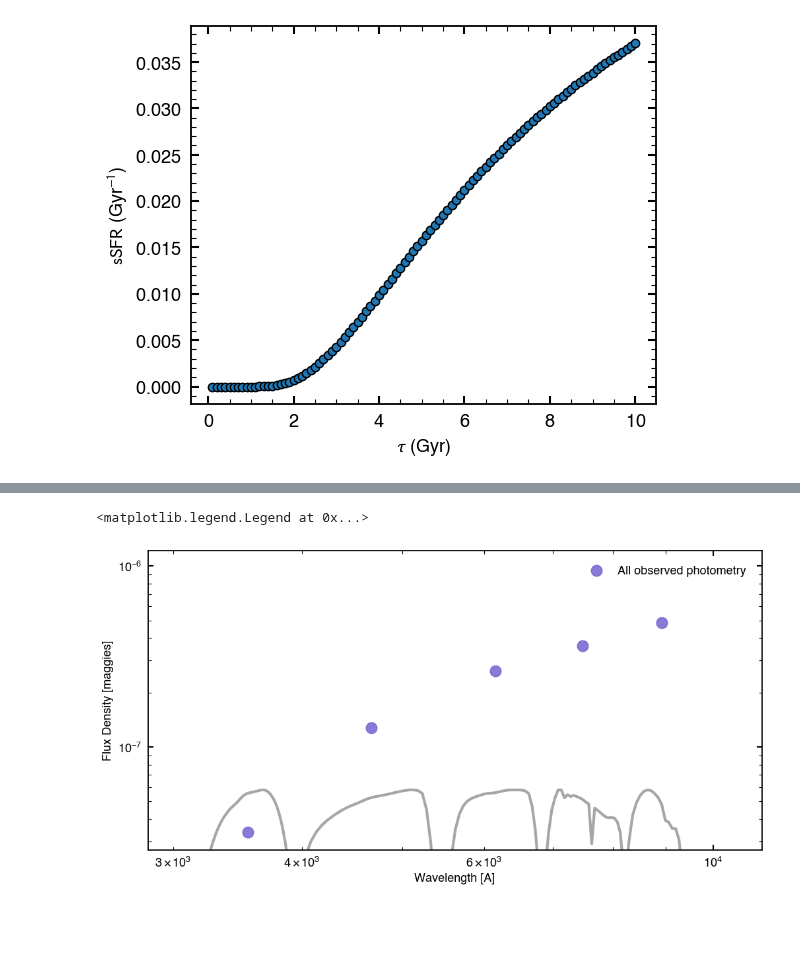
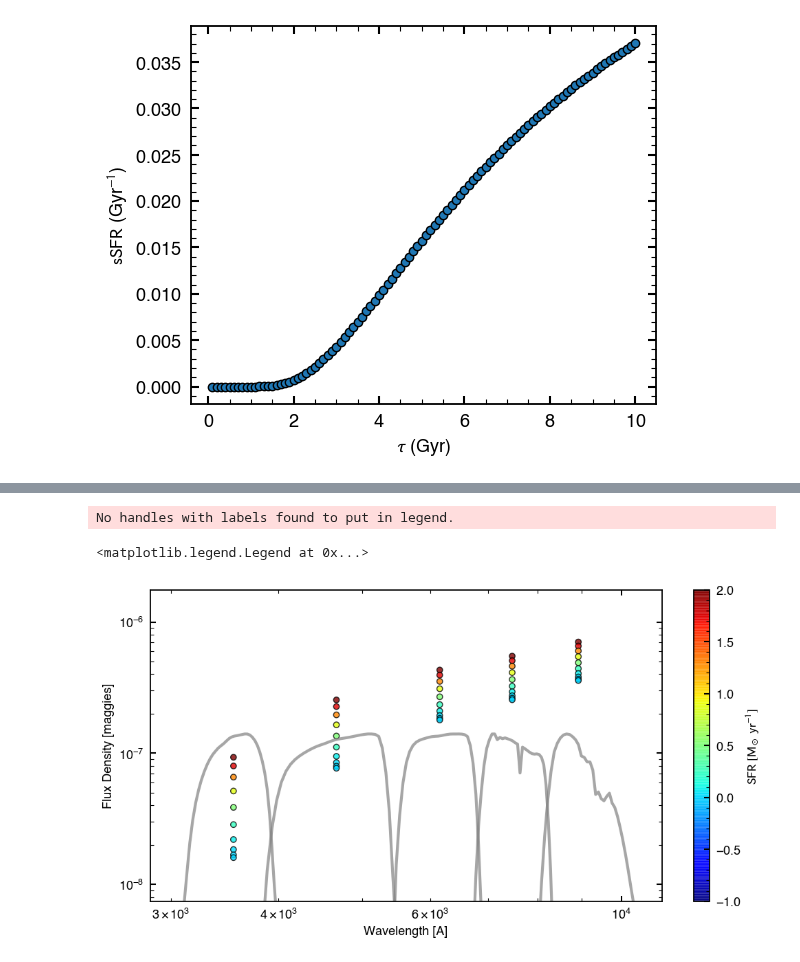
Before and after one commit to AstroJacobLi/popsed, a Jupyter notebook: notebooks/forward_model/toy_forward_model.ipynb, the cells around one changed output, grey strips where cells are left out. Saved outputs shown, nothing was run; the diff lists cells and outputs as text; code cells hidden in the pictures; blank space fills up the shorter version.

```diff
--- a/notebooks/forward_model/toy_forward_model.ipynb
+++ b/notebooks/forward_model/toy_forward_model.ipynb
@@ -59,7 +67,7 @@ tau_set = []
 for mass in np.logspace(9, 12, 10):
     for tau in 1 / np.logspace(-1, 0., 20): #np.linspace(0.1, 10, 15):#np.logspace(-0.3, 1.2, 15):
         model = mock.build_model(mass=mass, zred=0.05,
-                                 tage=cosmo.age(0.05).value, tau=tau,
+                                 tage=12.0, tau=tau,
                                  sfh=1, add_dustabs=False,
                                  uniform_priors=True)
         sfr = parametric_sfr(times=np.array([0]), **model.params, tavg=0.05) # current SFR, avg = 50 Myr
@@ -80,12 +88,14 @@ Text(0, 0.5, '$\\log\\ \\mathrm{SFR}\\ [M_\\odot\\ \\rm{yr}^{-1}]$')
+# %%
+obs = {}
 # %%
-obs = mock.build_obs(mass=5e10, zred=0.05,
-                     tage=10.5, tau=2.5,
-                     sfh=1, uniform_priors=True,
-                     snr_spec=0, snr_phot=20,
-                     filterset=sdss,
-                     continuum_optimize=False)
+for tau in 1 / np.logspace(-1, 0., 10):
+    obs[tau] = mock.build_obs(mass=5e10, zred=0.05, logzsol=-0.5,
+                         tage=12.0, tau=tau,
+                         sfh=1, uniform_priors=True,
+                         snr_spec=0, snr_phot=20,
+                         filterset=sdss,
+                         continuum_optimize=False)
+# obs['mag'] = - 2.5 * np.log10(obs['maggies'])
-# %%
-obs['mag'] = - 2.5 * np.log10(obs['maggies'])
 # %%
 obs
 # %% [output]
@@ -109,37 +129,46 @@ obs
 # %%
 # --- Plot the Data ----
 # This is why we stored these...
-wphot = obs["phot_wave"]
+wphot = list(obs.values())[0]["phot_wave"]
 
 # establish bounds
 xmin, xmax = np.min(wphot)*0.8, np.max(wphot)/0.8
-ymin, ymax = obs["maggies"].min()*0.8, obs["maggies"].max()/0.4
+ymin, ymax = list(obs.values())[0]["maggies"].min()*0.8, list(obs.values())[0]["maggies"].max()/0.4
 plt.figure(figsize=(12, 6))
 
 # plot all the data
-plt.plot(wphot, obs['maggies'],
-     label='All observed photometry',
-     marker='o', markersize=12, alpha=0.8, ls='', lw=3,
-     color='slateblue')
+for ob in list(obs.values()):
+    sfr = parametric_sfr(times=np.array([0]), **ob['mock_params'], tavg=0.05)
+#     sct = plt.scatter(wphot, ob['maggies'],
+#          #label='All observed photometry',
+#          marker='o', alpha=0.8, vmin=1, vmax=10,
+#          c=np.ones_like(wphot) * ob['mock_params']['tau'], cmap='jet')
+    sct = plt.scatter(wphot, ob['maggies'],
+         #label='All observed photometry',
+         marker='o', alpha=0.8, vmin=-1, vmax=2,
+         c=np.ones_like(wphot) * sfr, cmap='jet')
+
+plt.colorbar(sct, label=r'$\rm SFR\ [M_\odot\ yr^{-1}]$')
 
 # plot Filters
-for f in obs['filters']:
+for f in list(obs.values())[0]['filters']:
     w, t = f.wavelength.copy(), f.transmission.copy()
     t = t / t.max()
     t = 10**(0.2*(np.log10(ymax/ymin)))*t * ymin
     plt.loglog(w, t, lw=3, color='gray', alpha=0.7)
 
 # prettify
 plt.xlabel('Wavelength [A]')
 plt.ylabel('Flux Density [maggies]')
 plt.xlim([xmin, xmax])
-plt.ylim([ymin, ymax])
+plt.ylim([ymin / 10, ymax])
 #plt.xscale("log")
 plt.yscale("log")
 plt.legend(loc='best')
 # %% [output]
-<matplotlib.legend.Legend at 0x...>
+No handles with labels found to put in legend.
+<matplotlib.legend.Legend at 0x...>
-[figure, old version]
+[figure, new version]
 # %%
 # t, sfr, cmf = params_to_sfh(model.params,
 #                             time=np.linspace(0, cosmo.age(model.params['zred']).value, 30),
```
Also changed, not shown: parts of 8 cells of this notebook.
